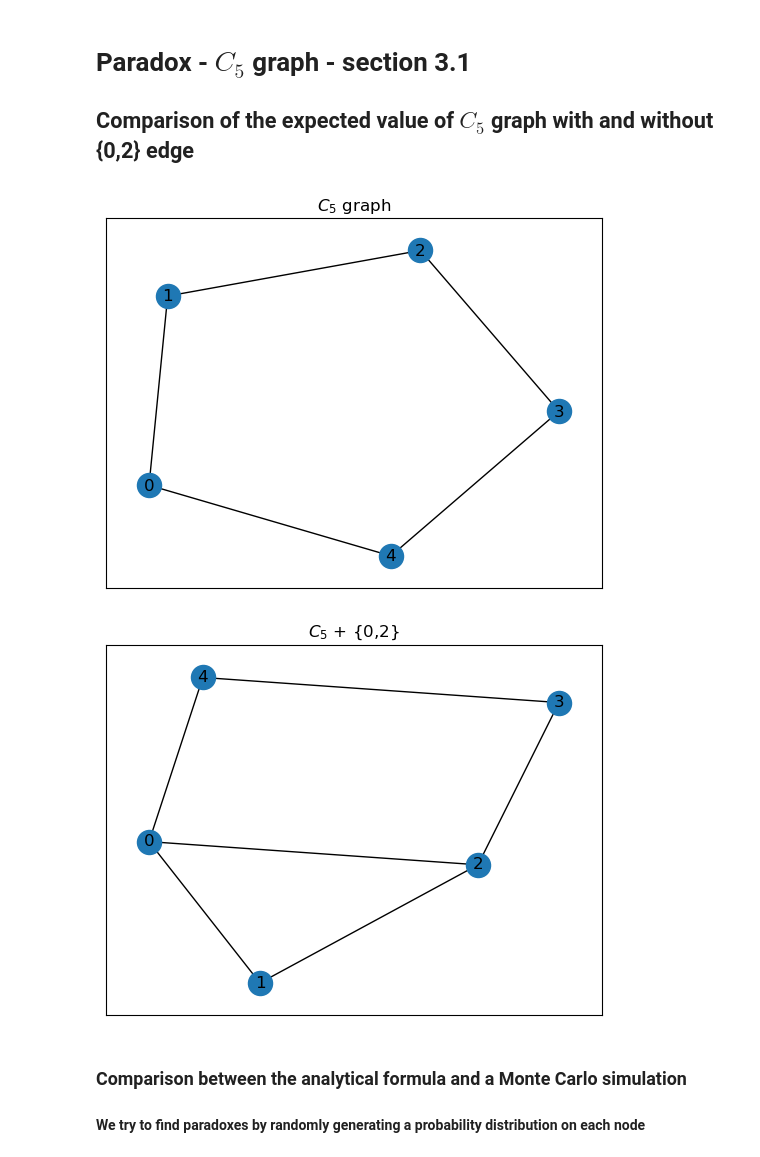
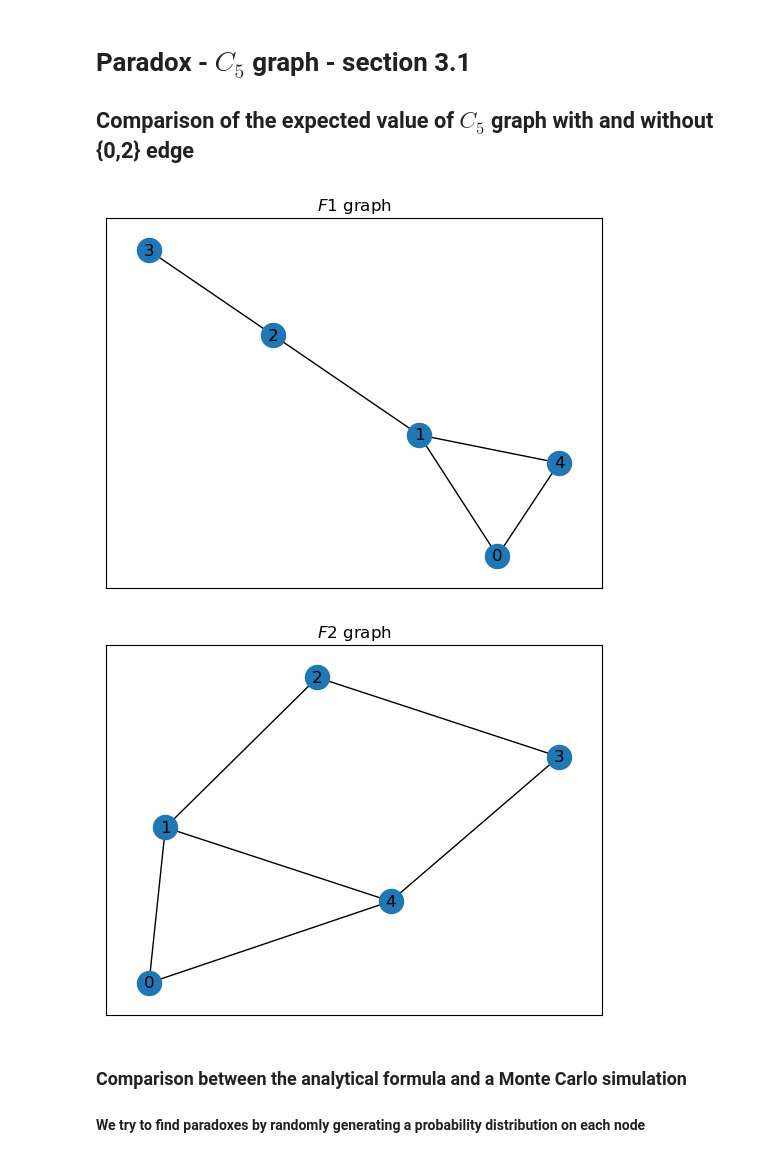
Before and after one commit to Antoine-lunven/Performance-paradoxes-in-Matching-systems-are-not-that-rare, a Jupyter notebook: Paradox_everywhere.ipynb, the cells around one changed output. Saved outputs shown, nothing was run; the diff lists cells and outputs as text; code cells hidden in the pictures.

```diff
--- a/Paradox_everywhere.ipynb
+++ b/Paradox_everywhere.ipynb
@@ -85,15 +85,16 @@ Graph C11_6 : Analytical formula expected value = 12.9261 | Expected value Monte
 # Paradox - $C_5$ graph - section 3.1
 ## Comparison of the expected value of $C_5$ graph with and without {0,2} edge
 # %%
-graph_c5 = generate_cycle_graph(5, 0)
-visualize_graph(graph_c5, "$C_5$ graph")
+F_1 = List([List([4, 1]), List([0, 2, 4]), List([1, 3]), List([2]), List([0, 1])])
+visualize_graph(F_1, "$F1$ graph")
 # %% [output]
-[figure, old version]
+[figure, new version]
 # %%
-graph_c5_tri = generate_cycle_graph(5, 3)
-visualize_graph(graph_c5_tri, "$C_5$ + {0,2}")
+F_2 = List([List([4, 1]), List([0, 2, 4]), List([1, 3]), List([2, 4]), List([3, 0, 1])])
+
+visualize_graph(F_2, "$F2$ graph")
 # %% [output]
-[figure, old version]
+[figure, new version]
 # %% [markdown]
 ### Comparison between the analytical formula and a Monte Carlo simulation
 #### We try to find paradoxes by randomly generating a probability distribution on each node
```
Also changed, not shown: parts of 6 cells of this notebook.
